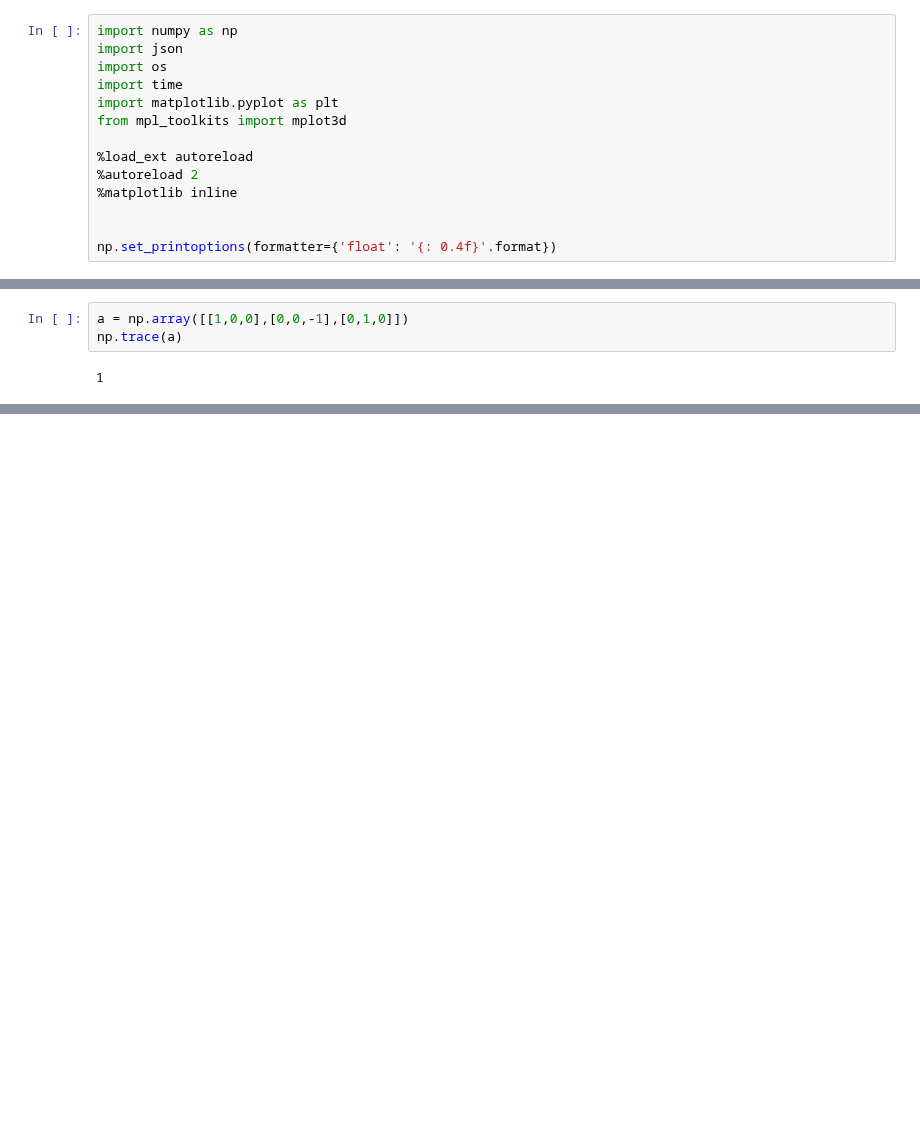
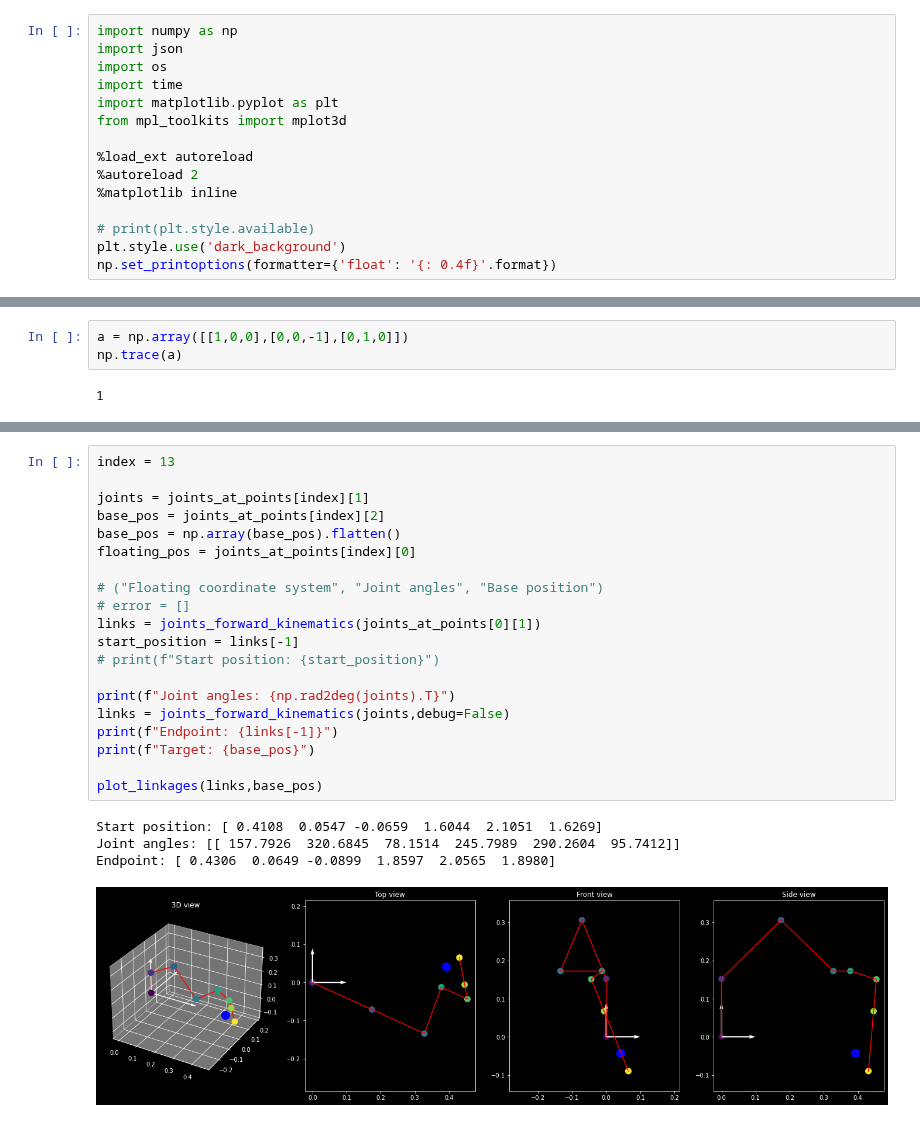
Before and after one commit to Benji-UW/COBOT-Transducer-Control-Code, a Jupyter notebook: IK_Scans/IK_experiments.ipynb, the cells around one changed output, grey strips where cells are left out. Cells and saved outputs as stored; diff of their text form; blank space fills up the shorter version.

```diff
--- a/IK_Scans/IK_experiments.ipynb
+++ b/IK_Scans/IK_experiments.ipynb
@@ -14,5 +14,6 @@ from mpl_toolkits import mplot3d
 %autoreload 2
 %matplotlib inline
 
-
+# print(plt.style.available)
+plt.style.use('dark_background')
 np.set_printoptions(formatter={'float': '{: 0.4f}'.format})
@@ -282 +295,26 @@ Endpoint: [ 0.4108  0.0547 -0.0659  1.6044  2.1051  1.6269]
+# %%
+index = 13
+
+joints = joints_at_points[index][1]
+base_pos = joints_at_points[index][2]
+base_pos = np.array(base_pos).flatten()
+floating_pos = joints_at_points[index][0]
+
+# ("Floating coordinate system", "Joint angles", "Base position")
+# error = []
+links = joints_forward_kinematics(joints_at_points[0][1])
+start_position = links[-1]
+# print(f"Start position: {start_position}")
+
+print(f"Joint angles: {np.rad2deg(joints).T}")
+links = joints_forward_kinematics(joints,debug=False)
+print(f"Endpoint: {links[-1]}")
+print(f"Target: {base_pos}")
+
+plot_linkages(links,base_pos)
+# %% [output]
+Start position: [ 0.4108  0.0547 -0.0659  1.6044  2.1051  1.6269]
+Joint angles: [[ 157.7926  320.6845  78.1514  245.7989  290.2604  95.7412]]
+Endpoint: [ 0.4306  0.0649 -0.0899  1.8597  2.0565  1.8980]
+[figure, added]
 # %%
```
Also changed, not shown: parts of 8 cells of this notebook.
